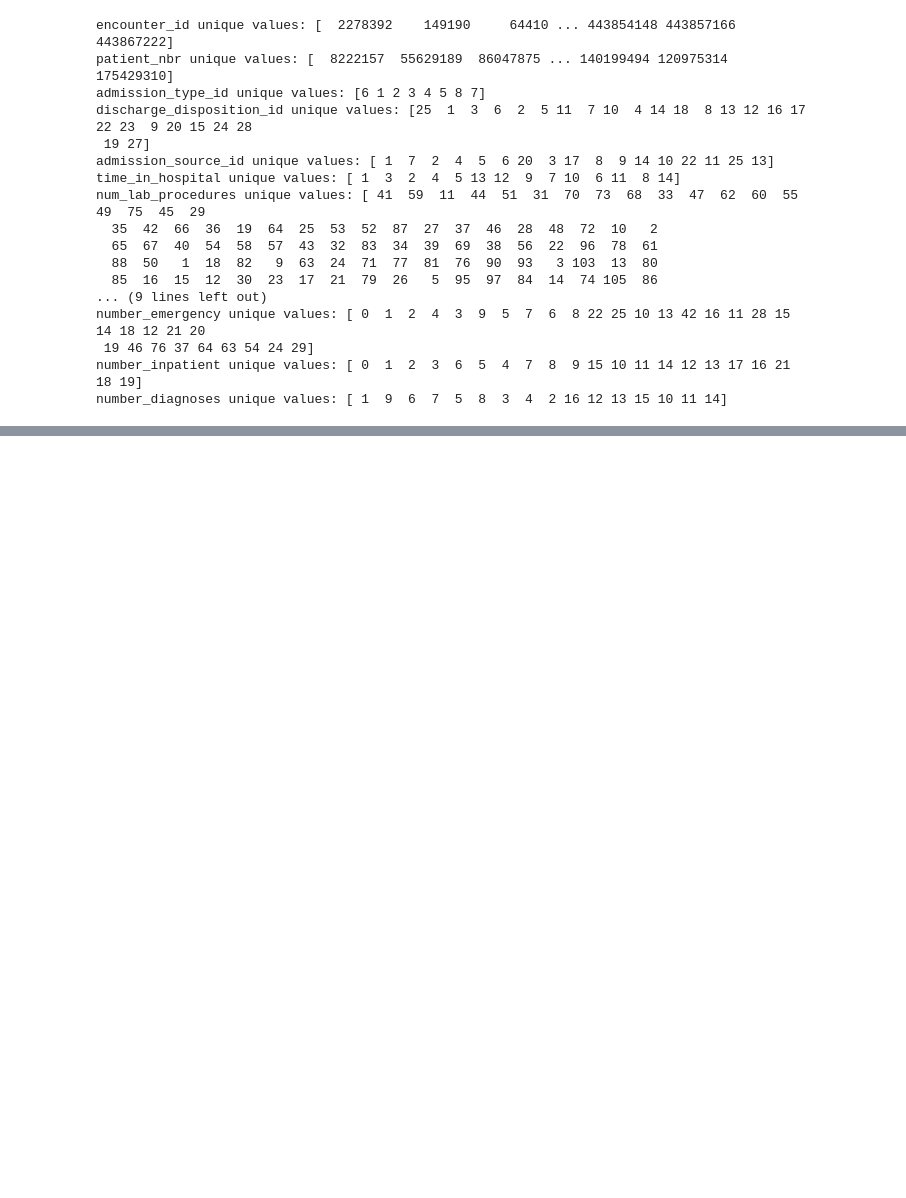
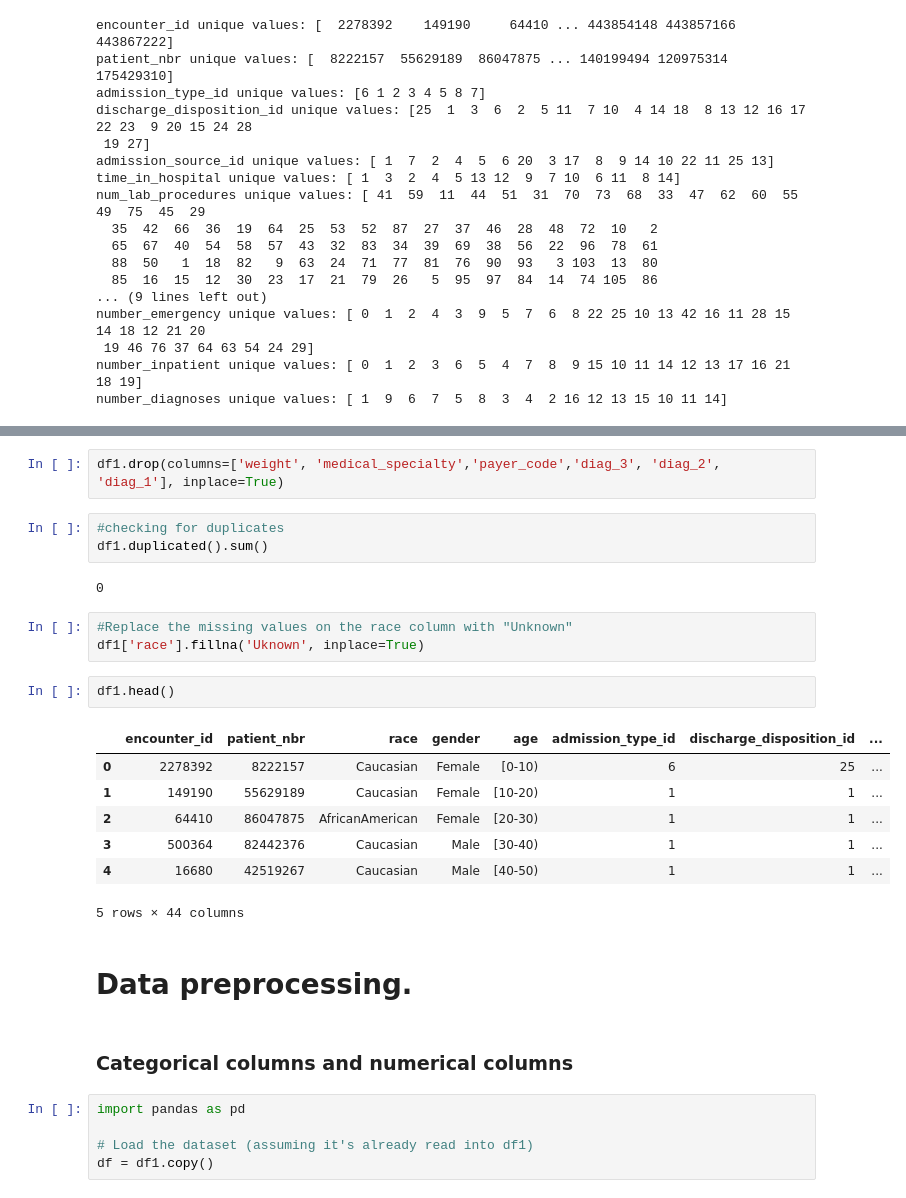
Before and after one commit to Jodhiamboapiyo/Diabetes_130-US_Hospitals_1999-2008, a Jupyter notebook: Index.ipynb, the cells around one changed output, grey strips where cells are left out. Saved outputs shown, nothing was run; the diff lists cells and outputs as text; blank space fills up the shorter version.

```diff
--- a/Index.ipynb
+++ b/Index.ipynb
@@ -301,0 +233,29 @@ print(unique_values)
+# %%
+df1.drop(columns=['weight', 'medical_specialty','payer_code','diag_3', 'diag_2', 'diag_1'], inplace=True)
+# %%
+#checking for duplicates
+df1.duplicated().sum()
+# %% [output]
+0
+# %%
+#Replace the missing values on the race column with "Unknown"
+df1['race'].fillna('Uknown', inplace=True)
+# %%
+df1.head()
+# %% [output]
+|  | encounter_id | patient_nbr | race | gender | age | admission_type_id | discharge_disposition_id | ... |
+| 0 | 2278392 | 8222157 | Caucasian | Female | [0-10) | 6 | 25 | ... |
+| 1 | 149190 | 55629189 | Caucasian | Female | [10-20) | 1 | 1 | ... |
+| 2 | 64410 | 86047875 | AfricanAmerican | Female | [20-30) | 1 | 1 | ... |
+| 3 | 500364 | 82442376 | Caucasian | Male | [30-40) | 1 | 1 | ... |
+| 4 | 16680 | 42519267 | Caucasian | Male | [40-50) | 1 | 1 | ... |
+5 rows × 44 columns
+# %% [markdown]
+# Data preprocessing.
+# %% [markdown]
+### Categorical columns and numerical columns
+# %%
+import pandas as pd
+
+# Load the dataset (assuming it's already read into df1)
+df = df1.copy()
```
Also changed, not shown: parts of 34 cells of this notebook, 1 other file.
